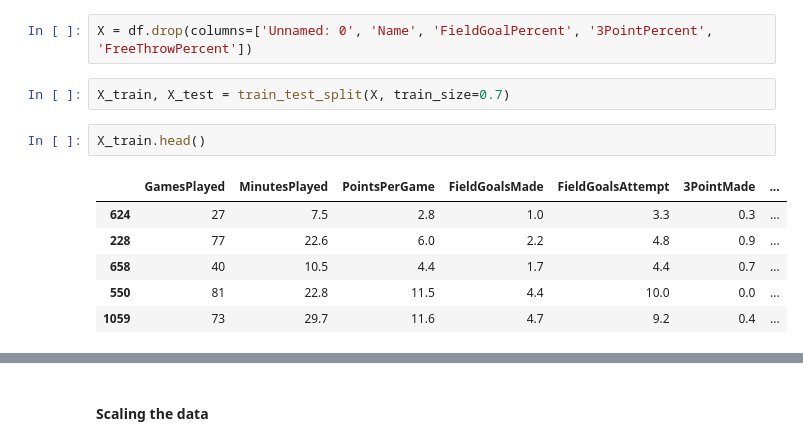
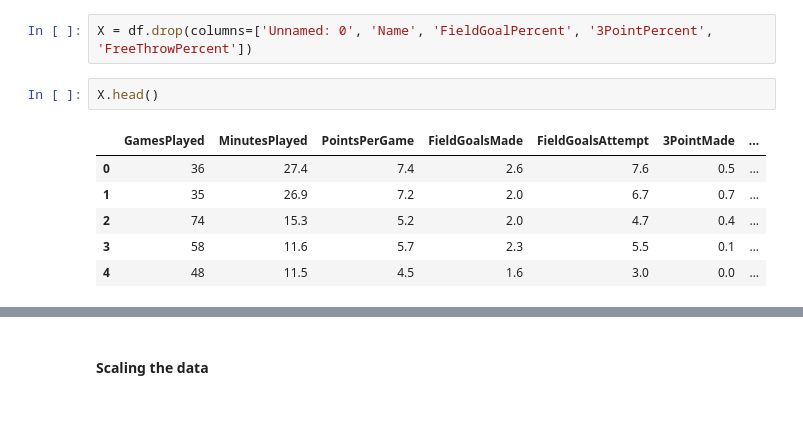
Before and after one commit to Dmmilchev/machine-learning-course, a Jupyter notebook: homeworks/basktetball_performance/solution.ipynb, the cells around one changed output, grey strips where cells are left out. Drawn from its saved outputs; the diff is of its cells as text; blank space fills up the shorter version.

```diff
--- a/homeworks/basktetball_performance/solution.ipynb
+++ b/homeworks/basktetball_performance/solution.ipynb
@@ -314,14 +315,12 @@ There is correlation between turnovers and free throws made as we can see. I don
 Let's drop the columns we don't need. We want to reduce the dimension of the data. Before applying PCA I think it is wise to remove the percent features, as they don't add anything to the data. Not sure if this a good practice or not, but sounds good.
 # %%
 X = df.drop(columns=['Unnamed: 0', 'Name', 'FieldGoalPercent', '3PointPercent', 'FreeThrowPercent'])
-# %%
-X_train, X_test = train_test_split(X, train_size=0.7)
 # %%
-X_train.head()
+X.head()
 # %% [output]
 |  | GamesPlayed | MinutesPlayed | PointsPerGame | FieldGoalsMade | FieldGoalsAttempt | 3PointMade | ... |
-| 624 | 27 | 7.5 | 2.8 | 1.0 | 3.3 | 0.3 | ... |
-| 228 | 77 | 22.6 | 6.0 | 2.2 | 4.8 | 0.9 | ... |
-| 658 | 40 | 10.5 | 4.4 | 1.7 | 4.4 | 0.7 | ... |
-| 550 | 81 | 22.8 | 11.5 | 4.4 | 10.0 | 0.0 | ... |
-| 1059 | 73 | 29.7 | 11.6 | 4.7 | 9.2 | 0.4 | ... |
+| 0 | 36 | 27.4 | 7.4 | 2.6 | 7.6 | 0.5 | ... |
+| 1 | 35 | 26.9 | 7.2 | 2.0 | 6.7 | 0.7 | ... |
+| 2 | 74 | 15.3 | 5.2 | 2.0 | 4.7 | 0.4 | ... |
+| 3 | 58 | 11.6 | 5.7 | 2.3 | 5.5 | 0.1 | ... |
+| 4 | 48 | 11.5 | 4.5 | 1.6 | 3.0 | 0.0 | ... |
```
Also changed, not shown: parts of 39 cells of this notebook.
